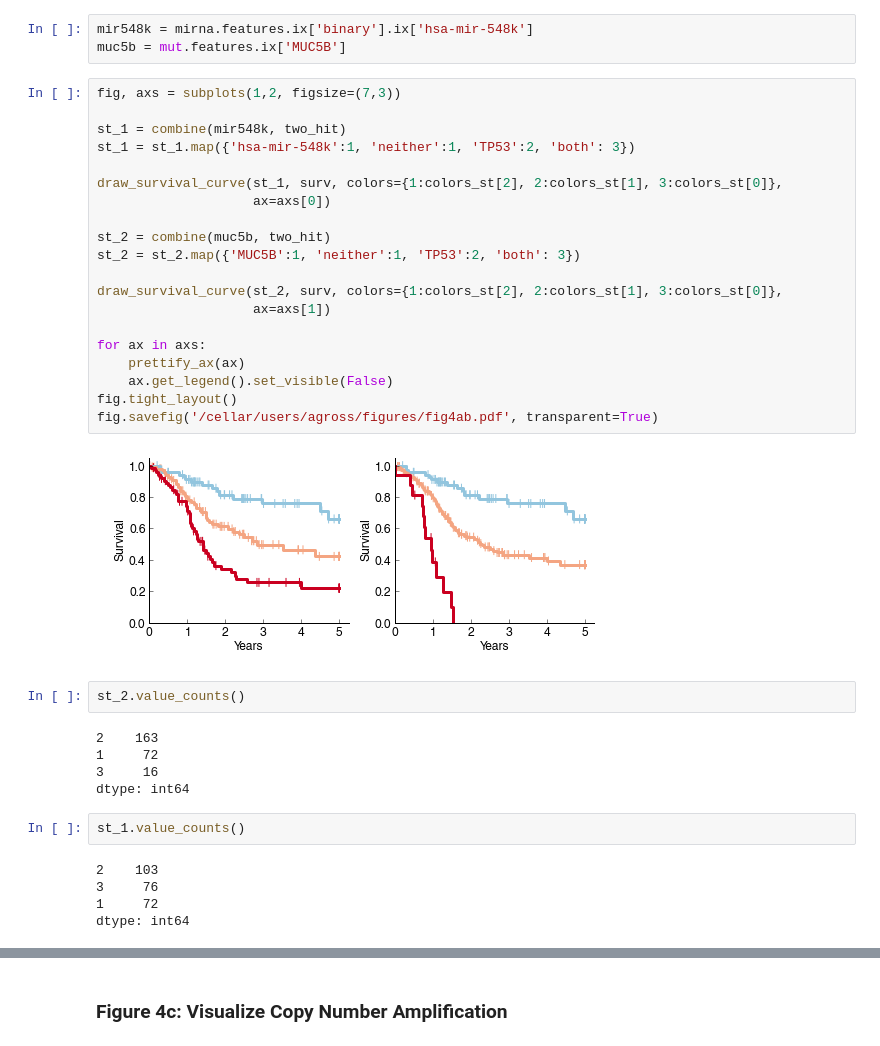
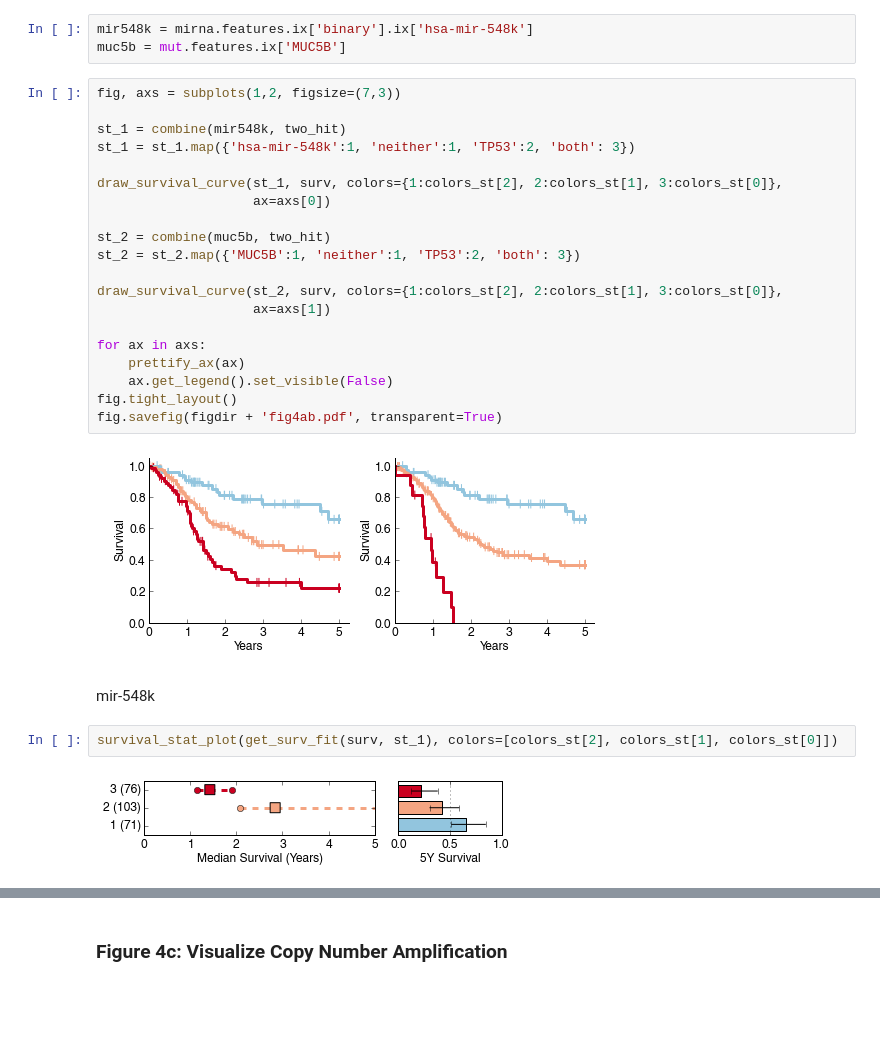
Before and after one commit to theandygross/TCGA, a Jupyter notebook: Analysis_Notebooks/HNSCC_figures.ipynb, the cells around one changed output, grey strips where cells are left out. Saved outputs shown, nothing was run; the diff lists cells and outputs as text; blank space fills up the shorter version.

```diff
--- a/Analysis_Notebooks/HNSCC_figures.ipynb
+++ b/Analysis_Notebooks/HNSCC_figures.ipynb
@@ -304,20 +261,12 @@ for ax in axs:
     prettify_ax(ax)
     ax.get_legend().set_visible(False)
 fig.tight_layout()
-fig.savefig('/cellar/users/agross/figures/fig4ab.pdf', transparent=True)
+fig.savefig(figdir + 'fig4ab.pdf', transparent=True)
 # %% [output]
 [figure]
-# %%
-st_2.value_counts()
-# %% [output]
-2    163
-1     72
-3     16
-dtype: int64
-# %%
-st_1.value_counts()
-# %% [output]
-2    103
-3     76
-1     72
-dtype: int64
+# %% [markdown]
+mir-548k
+# %%
+survival_stat_plot(get_surv_fit(surv, st_1), colors=[colors_st[2], colors_st[1], colors_st[0]])
+# %% [output]
+[figure, added]
```
Also changed, not shown: parts of 30 cells of this notebook, 19 other files.
